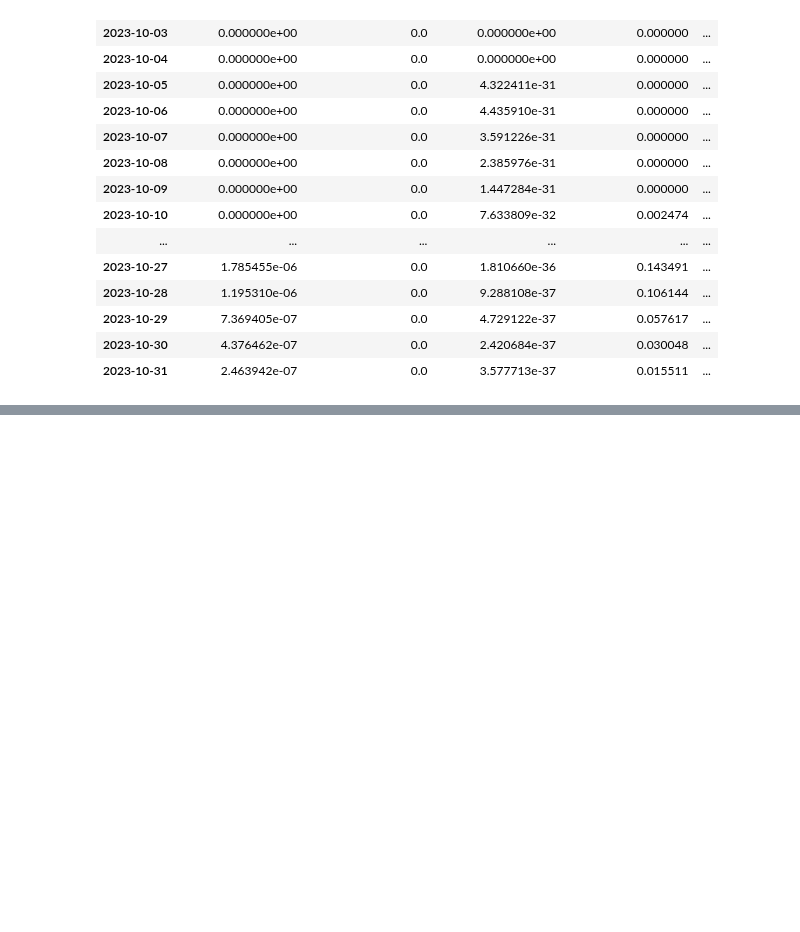
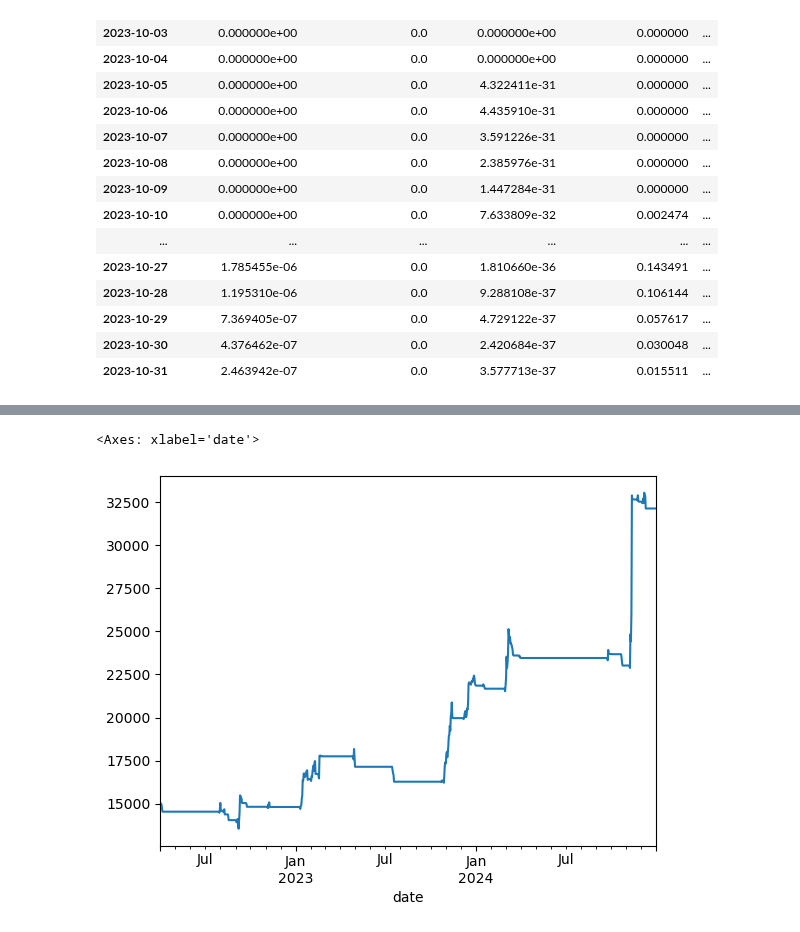
Before and after one commit to adheerchauhan/trend_following, a Jupyter notebook: research/notebooks/Trend_Following_Live_Strategy_Performance_Monitoring.ipynb, the cells around one changed output, grey strips where cells are left out. Drawn from its saved outputs; the diff is of its cells as text; code cells hidden in the pictures; blank space fills up the shorter version.

Commit message:
Changes to Trend Following Position Sizing Notebook

```diff
--- a/research/notebooks/Trend_Following_Live_Strategy_Performance_Monitoring.ipynb
+++ b/research/notebooks/Trend_Following_Live_Strategy_Performance_Monitoring.ipynb
@@ -674,0 +800,28 @@ KeyError: Timestamp('2022-04-01 00:00:00')
+# %%
+start_date_test = pd.Timestamp('2022-04-01').date()
+end_date_test = pd.Timestamp('2024-12-31').date()
+alt_ticker_list = ['DOGE-USD','ADA-USD','DOT-USD','ALGO-USD','XLM-USD']
+alt_ticker_list_2 = ['ATOM-USD','ICP-USD','XTZ-USD','FIL-USD','CRO-USD']
+df_final_prod_config_backtested_alt_strategy_2 = apply_target_volatility_position_sizing_continuous_strategy_with_rolling_r_sqr_vol_of_vol_alt(
+    start_date=start_date_test - pd.Timedelta(days=warmup_days), end_date=end_date_test, ticker_list=alt_ticker_list_2, fast_mavg=fast_mavg, slow_mavg=slow_mavg, mavg_stepsize=mavg_stepsize, mavg_z_score_window=mavg_z_score_window,
+    entry_rolling_donchian_window=entry_rolling_donchian_window, exit_rolling_donchian_window=exit_rolling_donchian_window, use_donchian_exit_gate=use_donchian_exit_gate,
+    ma_crossover_signal_weight=ma_crossover_signal_weight, donchian_signal_weight=donchian_signal_weight, weighted_signal_ewm_window=weighted_signal_ewm_window,
+    rolling_r2_window=rolling_r2_window, lower_r_sqr_limit=lower_r_sqr_limit, upper_r_sqr_limit=upper_r_sqr_limit, r2_smooth_window=r2_smooth_window, r2_confirm_days=r2_confirm_days,
+    log_std_window=log_std_window, coef_of_variation_window=coef_of_variation_window, vol_of_vol_z_score_window=vol_of_vol_z_score_window, vol_of_vol_p_min=vol_of_vol_p_min, r2_strong_threshold=r2_strong_threshold,
+    use_activation=use_activation, tanh_activation_constant_dict=tanh_activation_constant_dict,
+    moving_avg_type=moving_avg_type, long_only=long_only, price_or_returns_calc=price_or_returns_calc,
+    initial_capital=initial_capital, rolling_cov_window=rolling_cov_window, volatility_window=volatility_window,
+    rolling_atr_window=rolling_atr_window, atr_multiplier=atr_multiplier,
+    transaction_cost_est=transaction_cost_est, passive_trade_rate=passive_trade_rate,
+    notional_threshold_pct=notional_threshold_pct, cooldown_counter_threshold=cooldown_counter_threshold,
+    use_coinbase_data=use_coinbase_data, use_saved_files=False, saved_file_end_date=saved_file_end_date,
+    rolling_sharpe_window=rolling_sharpe_window, cash_buffer_percentage=cash_buffer_percentage, annualized_target_volatility=annualized_target_volatility,
+    annual_trading_days=annual_trading_days, use_specific_start_date=use_specific_start_date, signal_start_date=start_date_test)
+df_final_prod_config_backtested_alt_strategy_2 = df_final_prod_config_backtested_alt_strategy_2[df_final_prod_config_backtested_alt_strategy_2.index >= pd.Timestamp(start_date_test)]
+
+print('Calculating In Sample Asset Returns!!')
+df_final_prod_config_backtested_alt_strategy_2 = perf.calculate_asset_level_returns(df_final_prod_config_backtested_alt_strategy_2, end_date_test, alt_ticker_list_2)
+
+portfolio_perf_metrics_prod_config_alt_strategy_2 = calculate_risk_and_performance_metrics(df_final_prod_config_backtested_alt_strategy_2, strategy_daily_return_col=f'portfolio_daily_pct_returns',
+                                                                                         strategy_trade_count_col=f'count_of_positions', include_transaction_costs_and_fees=False, passive_trade_rate=0.05, annual_trading_days=365, transaction_cost_est=0.001)
+portfolio_perf_metrics_prod_config_alt_strategy_2
@@ -674,0 +851,5 @@ KeyError: Timestamp('2022-04-01 00:00:00')
+# %%
+df_final_prod_config_backtested_alt_strategy_2['total_portfolio_value'].plot()
+# %% [output]
+<Axes: xlabel='date'>
+[figure, added]
```
Also changed, not shown: parts of 11 cells of this notebook, 1 other file.
